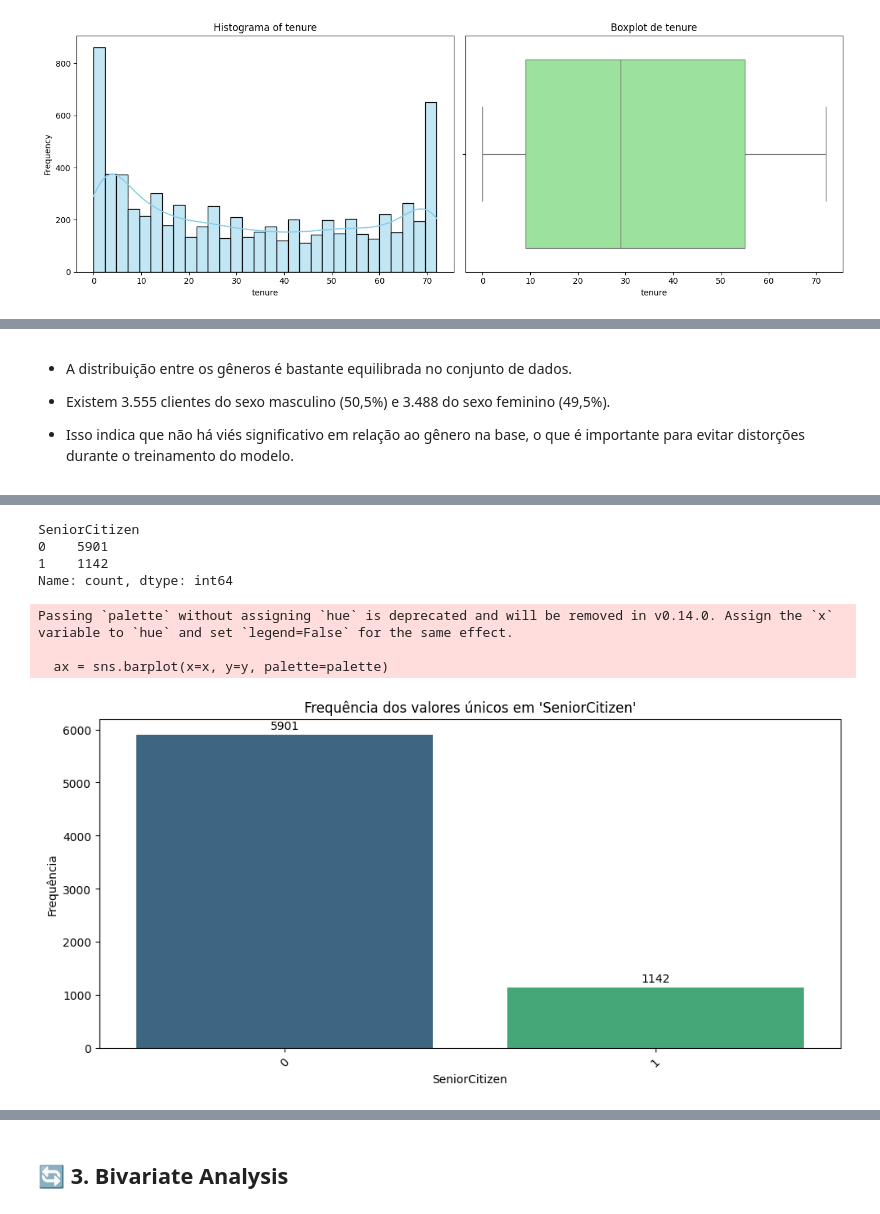
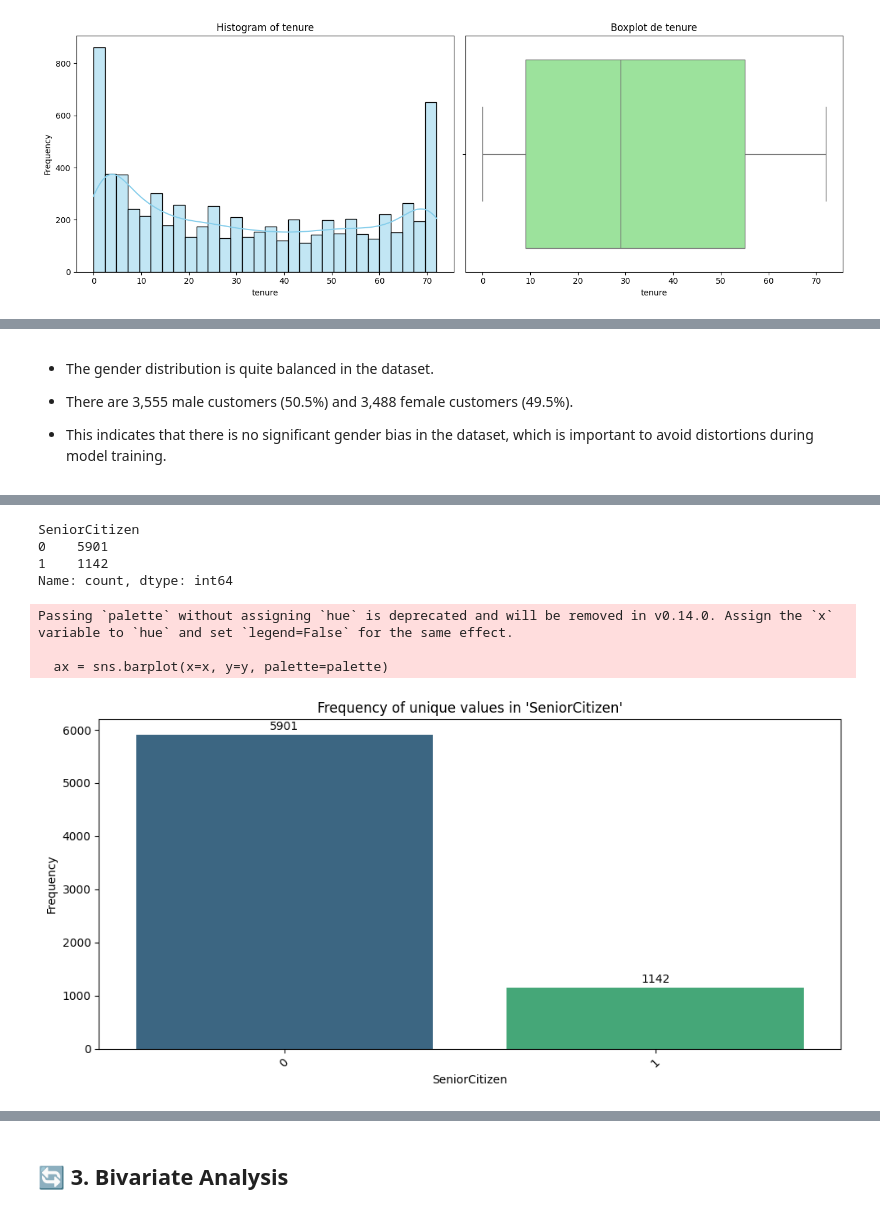
Before and after one commit to EduardoSantosSousa/MLOPS-CHURN, a Jupyter notebook: notebook/Data_Analysis_Telco_Custumer.ipynb, the cells around one changed output, grey strips where cells are left out. Cells and saved outputs as stored; diff of their text form; code cells hidden in the pictures.

```diff
--- a/notebook/Data_Analysis_Telco_Custumer.ipynb
+++ b/notebook/Data_Analysis_Telco_Custumer.ipynb
@@ -282,9 +283,9 @@ Passing `palette` without assigning `hue` is deprecated and will be removed in v
 # %% [markdown]
-- A distribuição entre os gêneros é bastante equilibrada no conjunto de dados.
+- The gender distribution is quite balanced in the dataset.
 
-- Existem 3.555 clientes do sexo masculino (50,5%) e 3.488 do sexo feminino (49,5%).
+- There are 3,555 male customers (50.5%) and 3,488 female customers (49.5%).
 
-- Isso indica que não há viés significativo em relação ao gênero na base, o que é importante para evitar distorções durante o treinamento do modelo.
+- This indicates that there is no significant gender bias in the dataset, which is important to avoid distortions during model training.
 # %%
-analisar_frequencia(data, 'SeniorCitizen')
+analyze_frequency(data, 'SeniorCitizen')
 # %% [output]
@@ -292,9 +293,9 @@ Frequência dos valores únicos na coluna 'SeniorCitizen':
 SeniorCitizen
 0    5901
 1    1142
 Name: count, dtype: int64
 Passing `palette` without assigning `hue` is deprecated and will be removed in v0.14.0. Assign the `x` variable to `hue` and set `legend=False` for the same effect.
 
   ax = sns.barplot(x=x, y=y, palette=palette)
-[figure, old version]
+[figure, new version]
 # %% [markdown]
```
Also changed, not shown: parts of 44 cells of this notebook, 6 other files.
